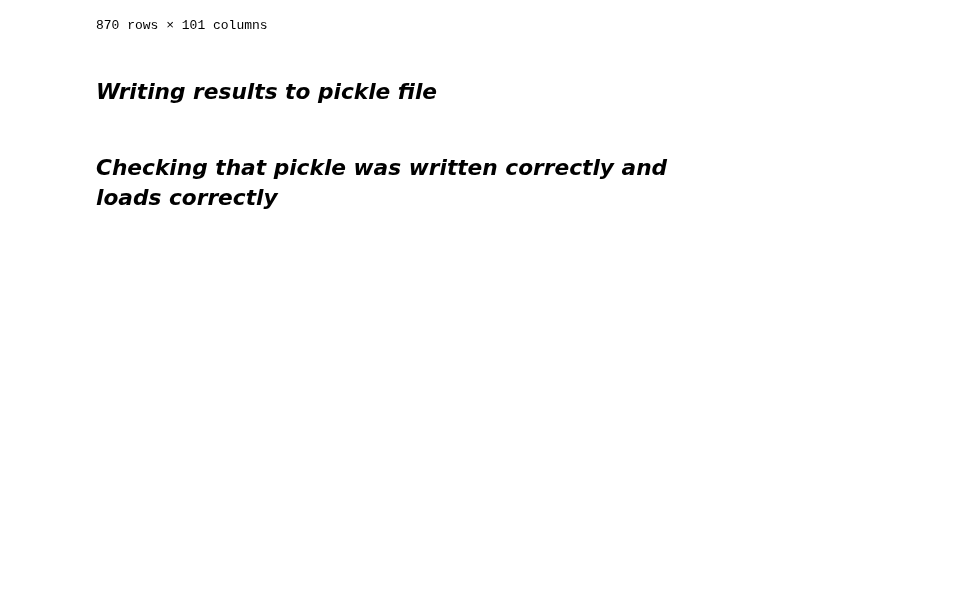
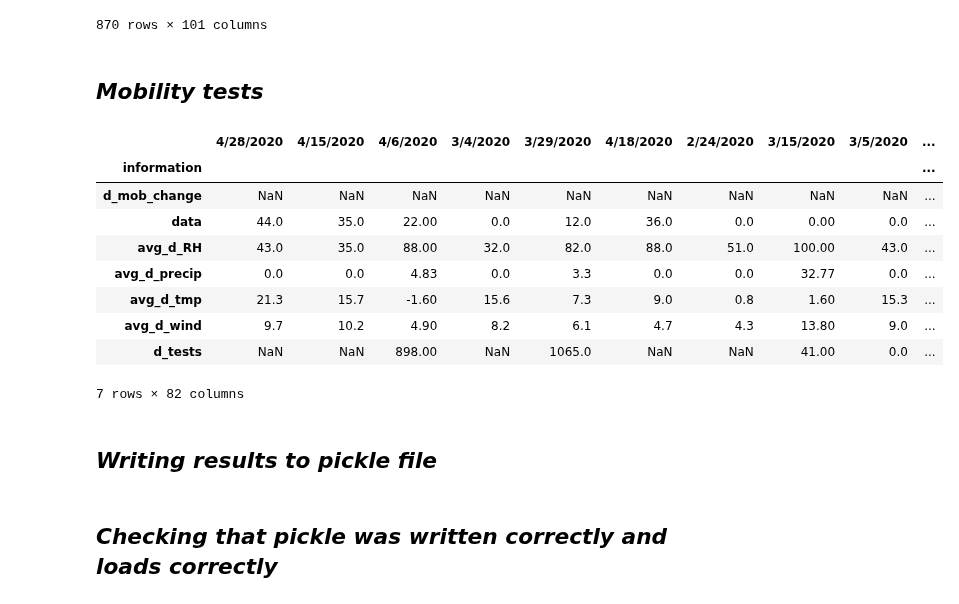
Before and after one commit to hopl1t/covid19, a Jupyter notebook: notebooks/add_gdp_urban_tests_to_pickle_1504.ipynb, the cells around one changed output. Drawn from its saved outputs; the diff is of its cells as text; code cells hidden in the pictures; blank space fills up the shorter version.

```diff
--- a/notebooks/add_gdp_urban_tests_to_pickle_1504.ipynb
+++ b/notebooks/add_gdp_urban_tests_to_pickle_1504.ipynb
@@ -822,6 +1089,40 @@ new_hopkins_conf[new_hopkins_conf['Country_Region']=='US']
 | (61.14998174, -149.14269860000005) | data | Alaska | US | 73205.00000 | 66.000 | 34.0 | 7.96 | ... |
 | (64.80726247, -146.5692662) | data | Alaska | US | 73205.00000 | 66.000 | 34.0 | 7.96 | ... |
 870 rows × 101 columns
+# %% [markdown]
+## _Mobility tests_
+# %%
+def test_d_mob(df, mob_data):
+    mob_data_dates = mob_data.index.get_level_values(level=0)
+    common_dates = set(mob_data_dates).intersection(set(df.columns))
+    printed = []
+    dict = {}
+    coords = set(df.index.get_level_values(level=0).tolist())
+    for coord in coords:
+        if df.loc[coord].loc['data']['Country_Region']=='US':
+            state = df.loc[coord].loc['data']['Province_State']
+            if not (state in printed):
+                printed.append(state)
+#                 print(state)
+#                 print(coord)
+#                 print(df.loc[coord].loc['d_tests'][common_dates].tolist())
+                dict[state] = pd.DataFrame(df.loc[coord][common_dates])
+    return dict
+
+mob_dict = test_d_mob(new_hopkins_conf, community_mobility_reports)
+# %%
+mob_dict['California']
+# %% [output]
+|  | 4/28/2020 | 4/15/2020 | 4/6/2020 | 3/4/2020 | 3/29/2020 | 4/18/2020 | 2/24/2020 | 3/15/2020 | 3/5/2020 | ... |
+| information |  |  |  |  |  |  |  |  |  | ... |
+| d_mob_change | NaN | NaN | NaN | NaN | NaN | NaN | NaN | NaN | NaN | ... |
+| data | 44.0 | 35.0 | 22.00 | 0.0 | 12.0 | 36.0 | 0.0 | 0.00 | 0.0 | ... |
+| avg_d_RH | 43.0 | 35.0 | 88.00 | 32.0 | 82.0 | 88.0 | 51.0 | 100.00 | 43.0 | ... |
+| avg_d_precip | 0.0 | 0.0 | 4.83 | 0.0 | 3.3 | 0.0 | 0.0 | 32.77 | 0.0 | ... |
+| avg_d_tmp | 21.3 | 15.7 | -1.60 | 15.6 | 7.3 | 9.0 | 0.8 | 1.60 | 15.3 | ... |
+| avg_d_wind | 9.7 | 10.2 | 4.90 | 8.2 | 6.1 | 4.7 | 4.3 | 13.80 | 9.0 | ... |
+| d_tests | NaN | NaN | 898.00 | NaN | 1065.0 | NaN | NaN | 41.00 | 0.0 | ... |
+7 rows × 82 columns
 # %% [markdown]
 ## _Writing results to pickle file_
 # %%
```
Also changed, not shown: parts of 22 cells of this notebook, 3 other files.
